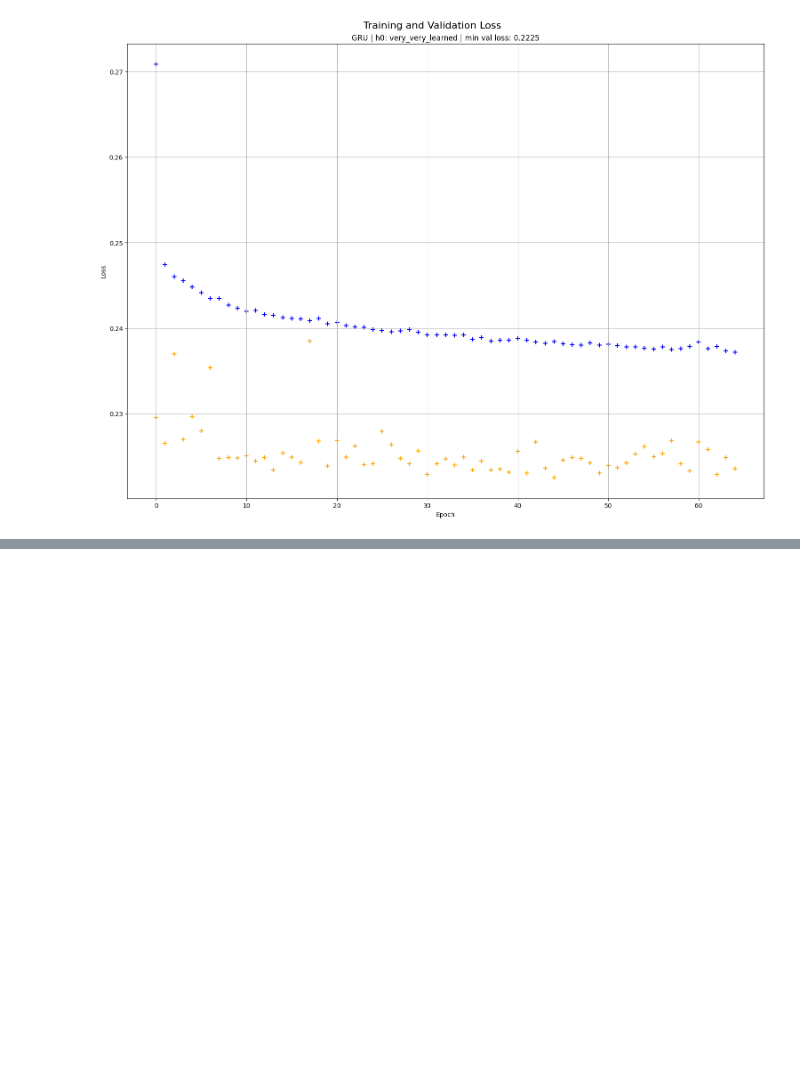
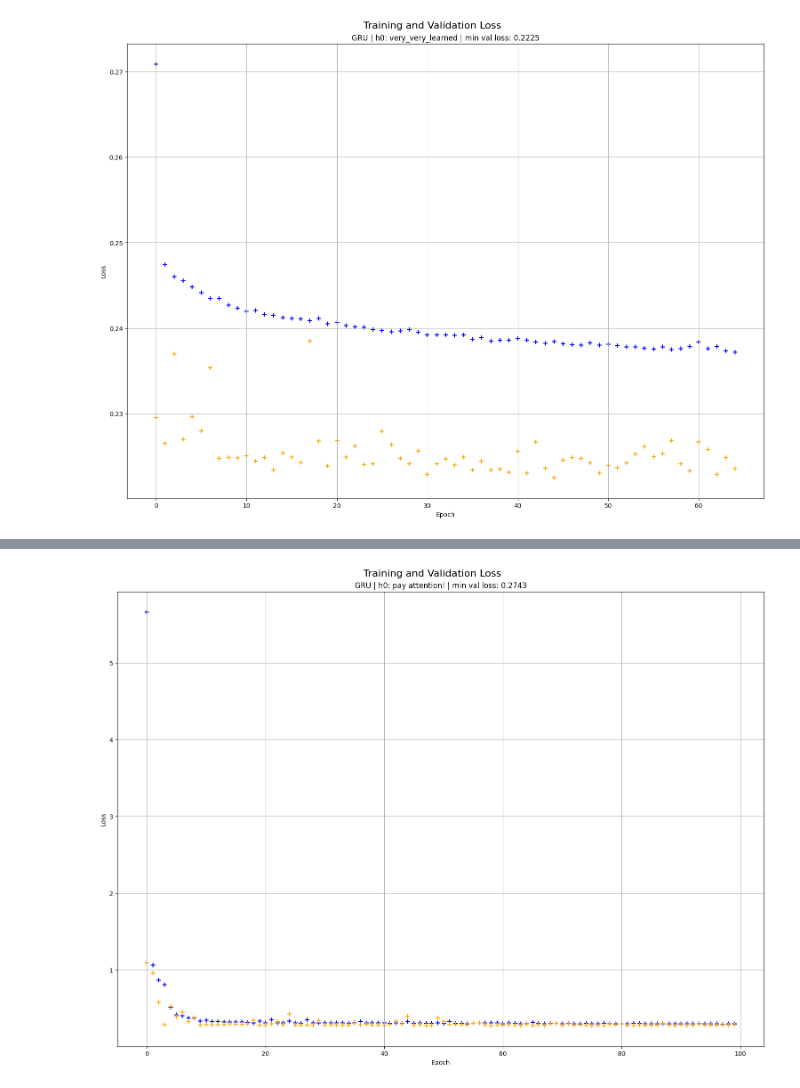
Before and after one commit to martinmf-dev/Realized_Volatility_Prediction_-erdos_deeplearning-, a Jupyter notebook: NNetwork/Learned_emb_RNN.ipynb, the cells around one changed output, grey strips where cells are left out. Saved outputs shown, nothing was run; the diff lists cells and outputs as text; code cells hidden in the pictures; blank space fills up the shorter version.

Commit message:
added an attention layer with adhd

```diff
--- a/NNetwork/Learned_emb_RNN.ipynb
+++ b/NNetwork/Learned_emb_RNN.ipynb
@@ -845,0 +858,24 @@ visualization.training_plots(vis_dict)
+# %%
+ts_place, id_place=train_dataset.featureplace["sub_int_RV"], train_dataset.featureplace["emb_id"]
+
+base_rnn_model=training.RV_RNN_conv(rnn_type="gru",rnn_drop_out=0,rnn_num_layer=1).to(device=device)
+
+from collections import OrderedDict
+
+id_hidden_dict_att=OrderedDict([("linear1", nn.Linear(in_features=8, out_features=32)),
+                            ("tanh1", nn.Tanh())])
+
+id_hidden_layers_att=nn.Sequential(id_hidden_dict_att).to(device=device)
+
+stock_adj_gru_model_att=training.id_learned_embedding_attend_rnn(id_place=id_place, ts_place=ts_place,rnn_model=base_rnn_model,id_hidden_model=id_hidden_layers_att,att_num_head=1).to(device=device)
+
+train_loader=torch.utils.data.DataLoader(dataset=train_dataset,batch_size=512,shuffle=True, num_workers=4, pin_memory=True)
+test_loader=torch.utils.data.DataLoader(dataset=test_dataset,batch_size=512,shuffle=True, num_workers =4, pin_memory=True)
+
+import torch.optim as optim
+
+optimizer = optim.Adam(stock_adj_gru_model_att.parameters(), lr=1e-3)
+
+# Loss tracking
+train_loss = []
+val_loss = []
@@ -845,0 +942,5 @@ visualization.training_plots(vis_dict)
+# %%
+vis_dict={("gru","pay attention!"):{"train_loss": train_loss,"val_loss": val_loss}}
+visualization.training_plots(vis_dict)
+# %% [output]
+[figure, added]
```
Also changed, not shown: parts of 8 cells of this notebook, 1 other file.
